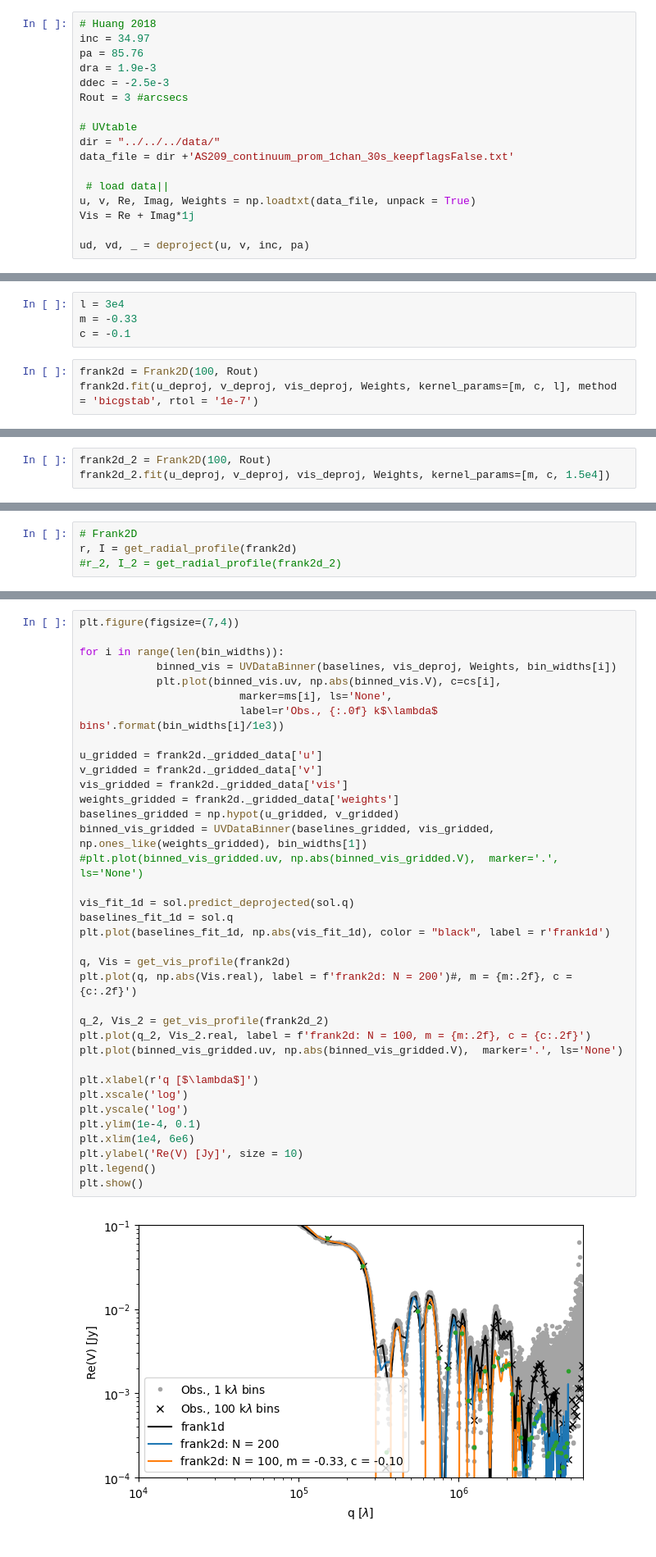
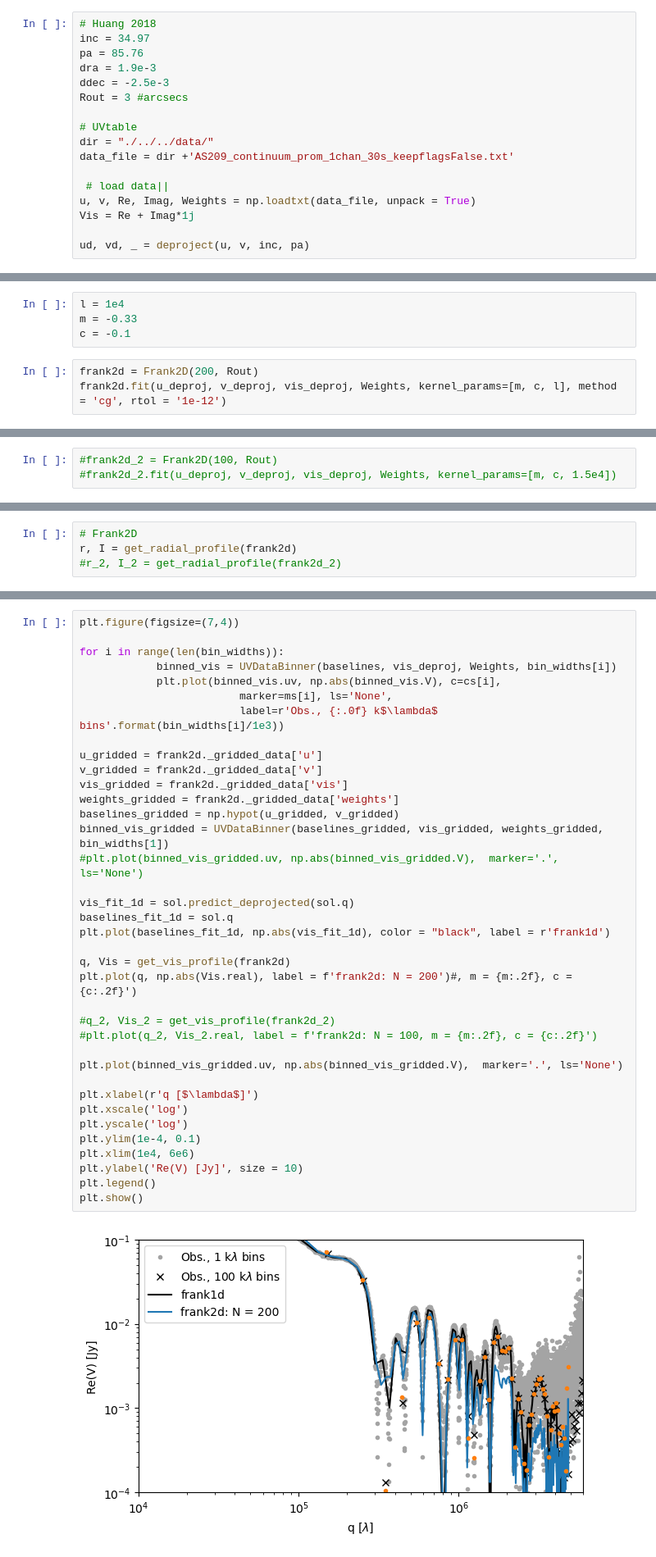
Before and after one commit to mariajmellado/Frank2D, a Jupyter notebook: Notebooks/5_September_PowerSpectrum.ipynb, the cells around one changed output, grey strips where cells are left out. Shown at 82% size. Cells and saved outputs as stored; diff of their text form.

```diff
--- a/Notebooks/5_September_PowerSpectrum.ipynb
+++ b/Notebooks/5_September_PowerSpectrum.ipynb
@@ -202,7 +202,7 @@ ddec = -2.5e-3
 Rout = 3 #arcsecs
 
 # UVtable
-dir = "../../../data/"
+dir = "./../../data/"
 data_file = dir +'AS209_continuum_prom_1chan_30s_keepflagsFalse.txt'
 
  # load data||
@@ -261,11 +261,11 @@ plt.show()
 <Figure size 640x480 with 0 Axes>
 [figure]
 # %%
-l = 3e4
+l = 1e4
 m = -0.33
 c = -0.1
 # %%
-frank2d = Frank2D(100, Rout)
-frank2d.fit(u_deproj, v_deproj, vis_deproj, Weights, kernel_params=[m, c, l], method = 'bicgstab', rtol = '1e-7')
+frank2d = Frank2D(200, Rout)
+frank2d.fit(u_deproj, v_deproj, vis_deproj, Weights, kernel_params=[m, c, l], method = 'cg', rtol = '1e-12')
 # %% [output]
 Gridding...
@@ -291,3 +297,3 @@ Plot(frank2d).get_image('AS209 at 1mm')
 # %%
-frank2d_2 = Frank2D(100, Rout)
-frank2d_2.fit(u_deproj, v_deproj, vis_deproj, Weights, kernel_params=[m, c, 1.5e4])
+#frank2d_2 = Frank2D(100, Rout)
+#frank2d_2.fit(u_deproj, v_deproj, vis_deproj, Weights, kernel_params=[m, c, 1.5e4])
@@ -345,34 +333,35 @@ for i in range(len(bin_widths)):
             binned_vis = UVDataBinner(baselines, vis_deproj, Weights, bin_widths[i])
             plt.plot(binned_vis.uv, np.abs(binned_vis.V), c=cs[i],
                          marker=ms[i], ls='None',
                          label=r'Obs., {:.0f} k$\lambda$ bins'.format(bin_widths[i]/1e3))
 
 u_gridded = frank2d._gridded_data['u']
 v_gridded = frank2d._gridded_data['v']
 vis_gridded = frank2d._gridded_data['vis']
 weights_gridded = frank2d._gridded_data['weights']
 baselines_gridded = np.hypot(u_gridded, v_gridded)
-binned_vis_gridded = UVDataBinner(baselines_gridded, vis_gridded, np.ones_like(weights_gridded), bin_widths[1])
+binned_vis_gridded = UVDataBinner(baselines_gridded, vis_gridded, weights_gridded, bin_widths[1])
 #plt.plot(binned_vis_gridded.uv, np.abs(binned_vis_gridded.V),  marker='.', ls='None')
 
 vis_fit_1d = sol.predict_deprojected(sol.q)
 baselines_fit_1d = sol.q
 plt.plot(baselines_fit_1d, np.abs(vis_fit_1d), color = "black", label = r'frank1d')
 
 q, Vis = get_vis_profile(frank2d)
 plt.plot(q, np.abs(Vis.real), label = f'frank2d: N = 200')#, m = {m:.2f}, c = {c:.2f}')
 
-q_2, Vis_2 = get_vis_profile(frank2d_2)
-plt.plot(q_2, Vis_2.real, label = f'frank2d: N = 100, m = {m:.2f}, c = {c:.2f}')
+#q_2, Vis_2 = get_vis_profile(frank2d_2)
+#plt.plot(q_2, Vis_2.real, label = f'frank2d: N = 100, m = {m:.2f}, c = {c:.2f}')
+
 plt.plot(binned_vis_gridded.uv, np.abs(binned_vis_gridded.V),  marker='.', ls='None')
 
 plt.xlabel(r'q [$\lambda$]')
 plt.xscale('log')
 plt.yscale('log')
 plt.ylim(1e-4, 0.1)
 plt.xlim(1e4, 6e6)
 plt.ylabel('Re(V) [Jy]', size = 10)
 plt.legend()
 plt.show()
 # %% [output]
-[figure, old version]
+[figure, new version]
```
Also changed, not shown: parts of 9 cells of this notebook, 9 other files.
